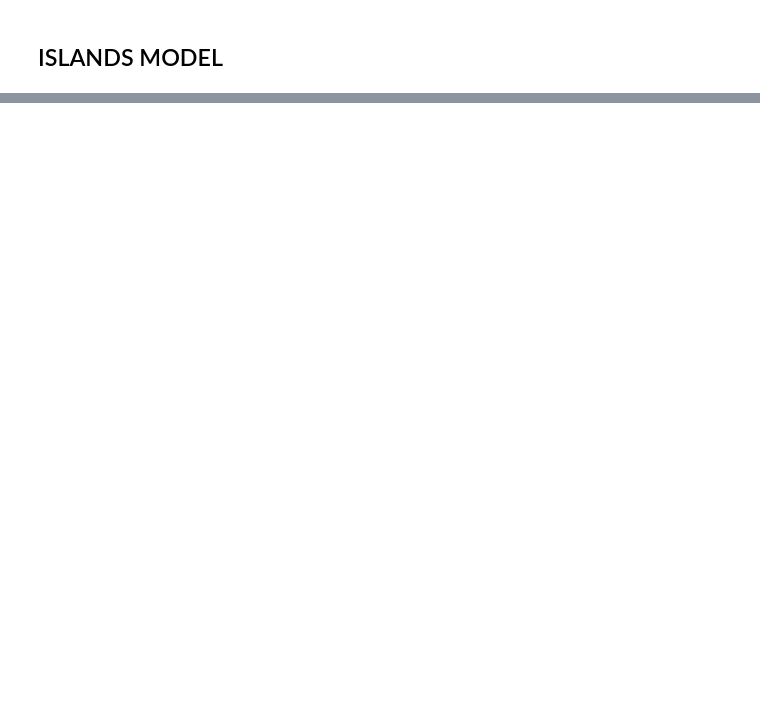
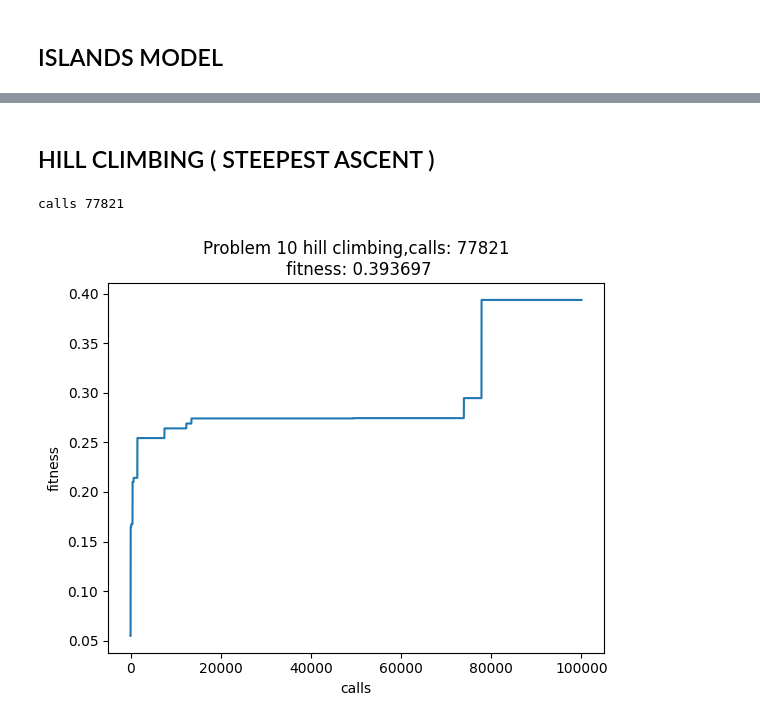
Before and after one commit to AmorosoLaura/computational_intelligence, a Jupyter notebook: Lab9/lab9.ipynb, the cells around one changed output, grey strips where cells are left out. Drawn from its saved outputs; the diff is of its cells as text; code cells hidden in the pictures; blank space fills up the shorter version.

```diff
--- a/Lab9/lab9.ipynb
+++ b/Lab9/lab9.ipynb
@@ -450,0 +429,2 @@ print("calls",fitness_function.calls)
+# %% [markdown]
+## HILL CLIMBING ( STEEPEST ASCENT )
@@ -450,0 +507,13 @@ print("calls",fitness_function.calls)
+# %%
+
+max_value=max(fitnesses)
+ind=fitnesses.index(max_value)
+#plt.plot(calls[0:ind+1], fitnesses[0:ind+1])
+plt.plot(calls, fitnesses)
+plt.title("Problem 10 hill climbing,calls: "+ str(calls[ind]) +"\n fitness: "+str(max_value))
+plt.xlabel("calls")
+plt.ylabel("fitness")
+print("calls",calls[ind])
+# %% [output]
+calls 77821
+[figure, added]
```
Also changed, not shown: parts of 20 cells of this notebook, 9 other files.
